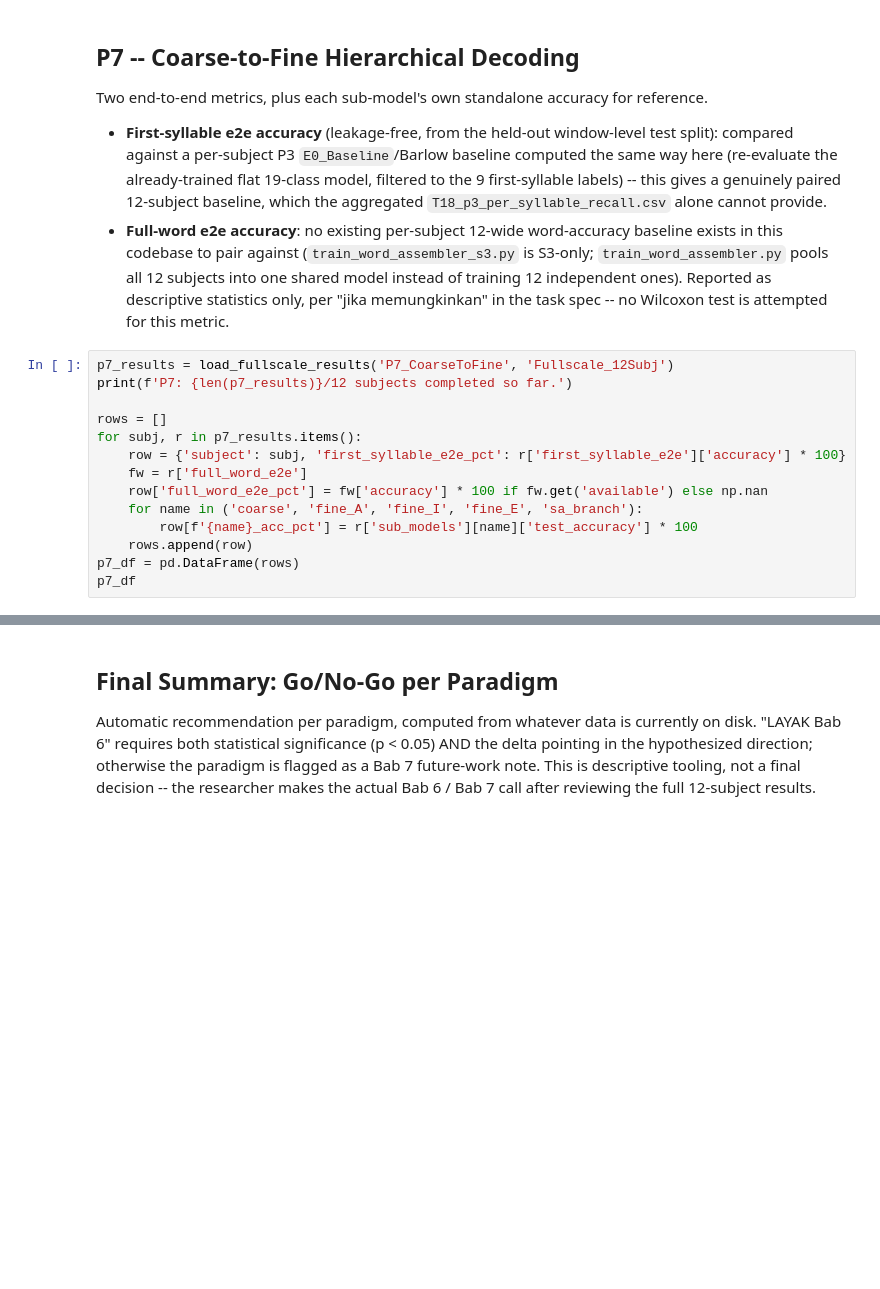
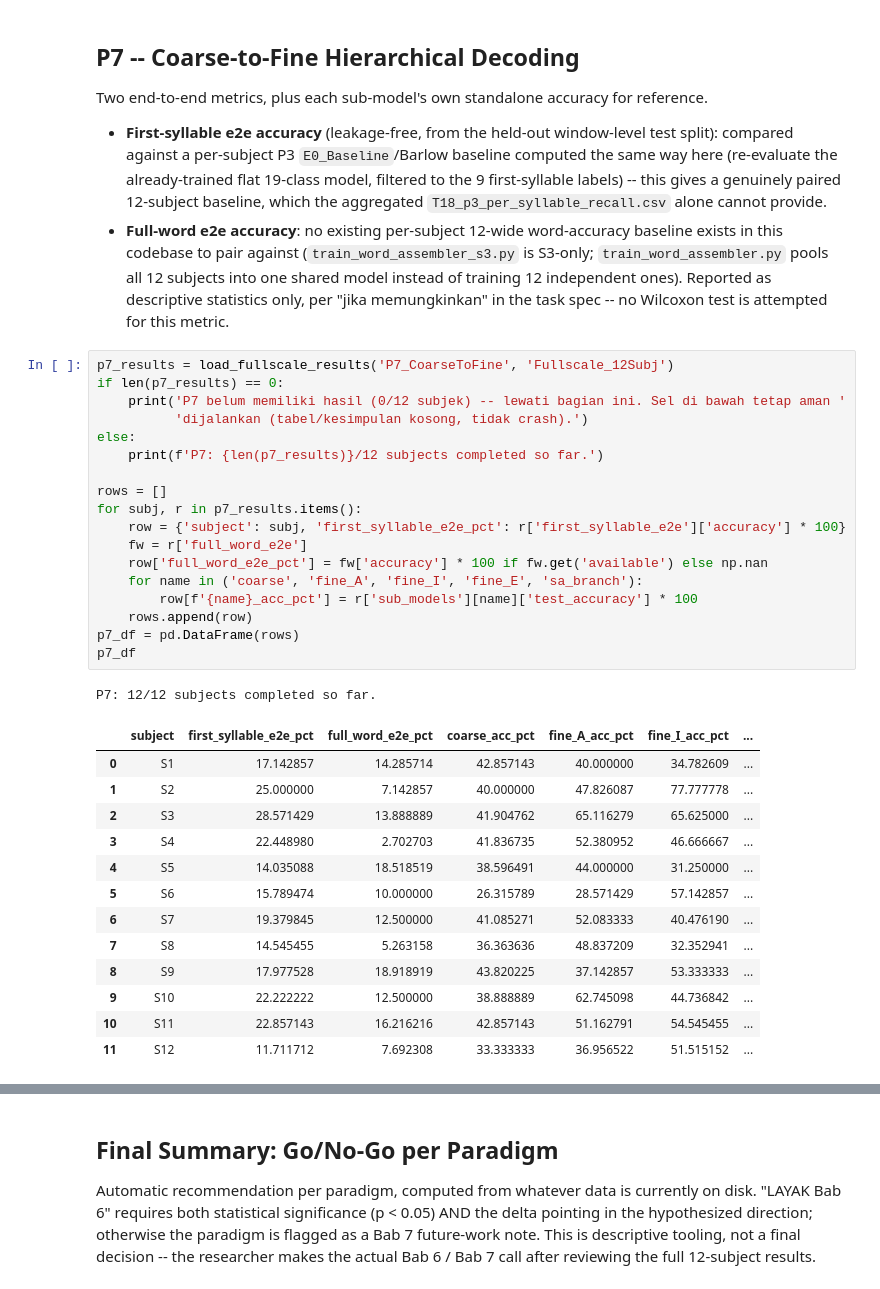
Before and after one commit to rynandasonduty/bci-neurandiar, a Jupyter notebook: notebooks/P4_P7_Analysis.ipynb, the cells around one changed output, grey strips where cells are left out. Saved outputs shown, nothing was run; the diff lists cells and outputs as text; blank space fills up the shorter version.

```diff
--- a/notebooks/P4_P7_Analysis.ipynb
+++ b/notebooks/P4_P7_Analysis.ipynb
@@ -243,18 +285,37 @@ Two end-to-end metrics, plus each sub-model's own standalone accuracy for refere
 - **Full-word e2e accuracy**: no existing per-subject 12-wide word-accuracy baseline exists in this codebase to pair against (`train_word_assembler_s3.py` is S3-only; `train_word_assembler.py` pools all 12 subjects into one shared model instead of training 12 independent ones). Reported as descriptive statistics only, per "jika memungkinkan" in the task spec -- no Wilcoxon test is attempted for this metric.
 # %%
 p7_results = load_fullscale_results('P7_CoarseToFine', 'Fullscale_12Subj')
-print(f'P7: {len(p7_results)}/12 subjects completed so far.')
+if len(p7_results) == 0:
+    print('P7 belum memiliki hasil (0/12 subjek) -- lewati bagian ini. Sel di bawah tetap aman '
+          'dijalankan (tabel/kesimpulan kosong, tidak crash).')
+else:
+    print(f'P7: {len(p7_results)}/12 subjects completed so far.')
 
 rows = []
 for subj, r in p7_results.items():
     row = {'subject': subj, 'first_syllable_e2e_pct': r['first_syllable_e2e']['accuracy'] * 100}
     fw = r['full_word_e2e']
     row['full_word_e2e_pct'] = fw['accuracy'] * 100 if fw.get('available') else np.nan
     for name in ('coarse', 'fine_A', 'fine_I', 'fine_E', 'sa_branch'):
         row[f'{name}_acc_pct'] = r['sub_models'][name]['test_accuracy'] * 100
     rows.append(row)
 p7_df = pd.DataFrame(rows)
 p7_df
+# %% [output]
+P7: 12/12 subjects completed so far.
+|  | subject | first_syllable_e2e_pct | full_word_e2e_pct | coarse_acc_pct | fine_A_acc_pct | fine_I_acc_pct | ... |
+| 0 | S1 | 17.142857 | 14.285714 | 42.857143 | 40.000000 | 34.782609 | ... |
+| 1 | S2 | 25.000000 | 7.142857 | 40.000000 | 47.826087 | 77.777778 | ... |
+| 2 | S3 | 28.571429 | 13.888889 | 41.904762 | 65.116279 | 65.625000 | ... |
+| 3 | S4 | 22.448980 | 2.702703 | 41.836735 | 52.380952 | 46.666667 | ... |
+| 4 | S5 | 14.035088 | 18.518519 | 38.596491 | 44.000000 | 31.250000 | ... |
+| 5 | S6 | 15.789474 | 10.000000 | 26.315789 | 28.571429 | 57.142857 | ... |
+| 6 | S7 | 19.379845 | 12.500000 | 41.085271 | 52.083333 | 40.476190 | ... |
+| 7 | S8 | 14.545455 | 5.263158 | 36.363636 | 48.837209 | 32.352941 | ... |
+| 8 | S9 | 17.977528 | 18.918919 | 43.820225 | 37.142857 | 53.333333 | ... |
+| 9 | S10 | 22.222222 | 12.500000 | 38.888889 | 62.745098 | 44.736842 | ... |
+| 10 | S11 | 22.857143 | 16.216216 | 42.857143 | 51.162791 | 54.545455 | ... |
+| 11 | S12 | 11.711712 | 7.692308 | 33.333333 | 36.956522 | 51.515152 | ... |
 # %%
 FIRST_SYLLABLE_LABELS = {0, 2, 4, 6, 8, 10, 12, 14, 16}  # MA,MI,BE,PI,MAN,BO,LE,SA,TI
 
```
Also changed, not shown: parts of 14 cells of this notebook, 6 other files.
